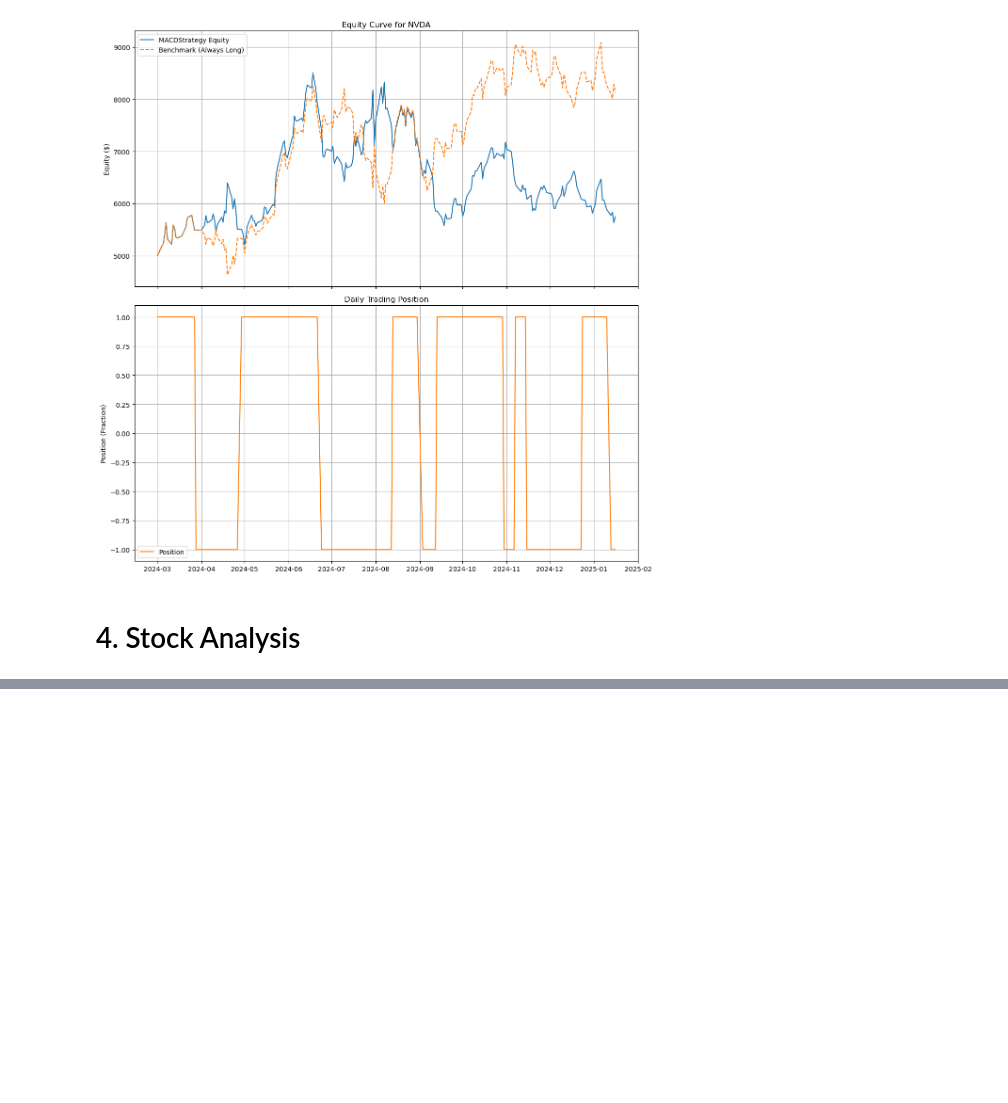
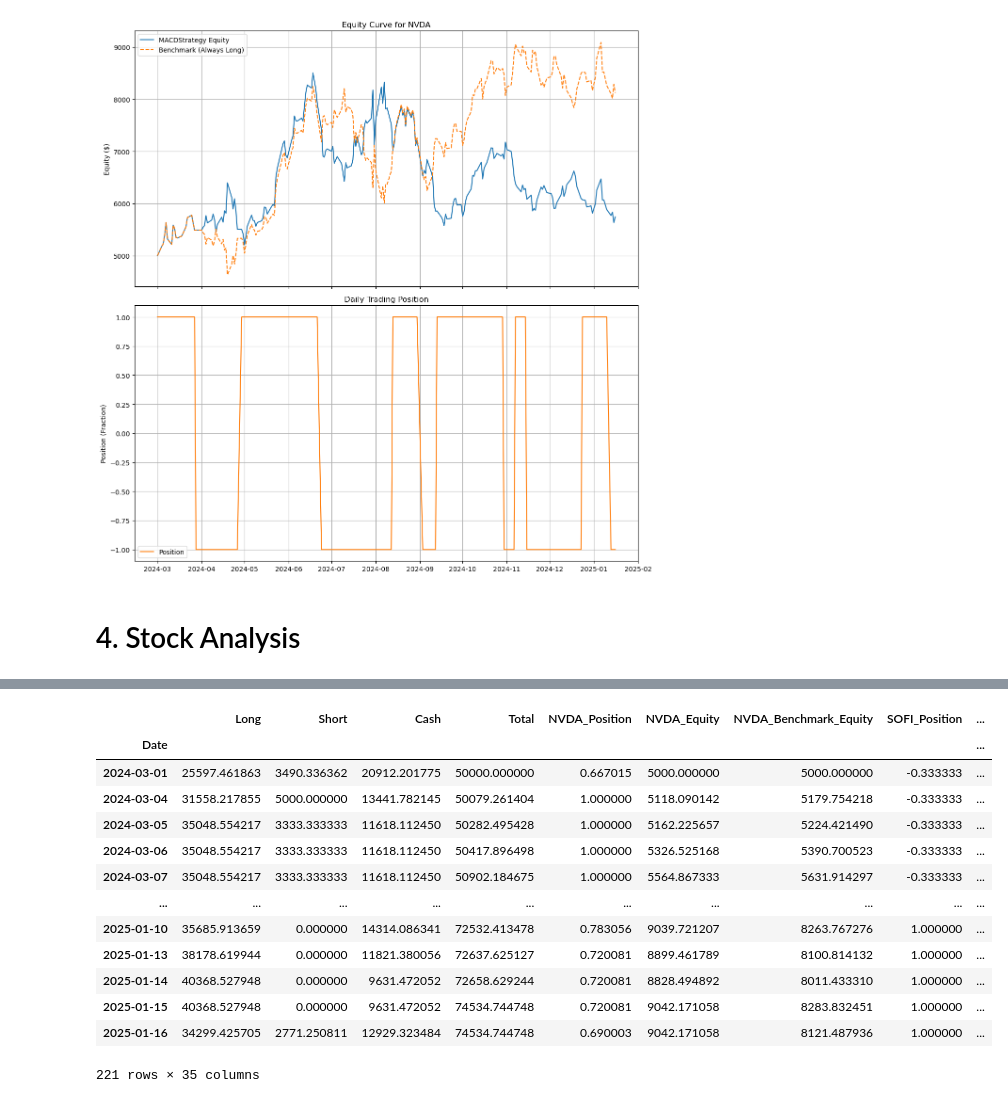
Before and after one commit to MuL1ian/QF2013A, a Jupyter notebook: visualizes.ipynb, the cells around one changed output, grey strips where cells are left out. Saved outputs shown, nothing was run; the diff lists cells and outputs as text; code cells hidden in the pictures; blank space fills up the shorter version.

```diff
--- a/visualizes.ipynb
+++ b/visualizes.ipynb
@@ -293,0 +304,23 @@ XOM final equity: 5000.00 -> Simple Return: 1.0000
+# %%
+allocation_per_stock = 5000
+trade_doc = simulate_portfolio_over_period(top10_tickers, sim_results, allocation_per_stock)
+portfolio = generate_trade_documentation_table(trade_doc, only_active=False)
+equity_cols = [f"{ticker}_Benchmark_Equity" for ticker in top10_tickers]
+portfolio["Benchmark_Equity"] = portfolio[equity_cols].sum(axis=1)
+portfolio.set_index("Date", inplace=True)
+portfolio
+# %% [output]
+|  | Long | Short | Cash | Total | NVDA_Position | NVDA_Equity | NVDA_Benchmark_Equity | SOFI_Position | ... |
+| Date |  |  |  |  |  |  |  |  | ... |
+| 2024-03-01 | 25597.461863 | 3490.336362 | 20912.201775 | 50000.000000 | 0.667015 | 5000.000000 | 5000.000000 | -0.333333 | ... |
+| 2024-03-04 | 31558.217855 | 5000.000000 | 13441.782145 | 50079.261404 | 1.000000 | 5118.090142 | 5179.754218 | -0.333333 | ... |
+| 2024-03-05 | 35048.554217 | 3333.333333 | 11618.112450 | 50282.495428 | 1.000000 | 5162.225657 | 5224.421490 | -0.333333 | ... |
+| 2024-03-06 | 35048.554217 | 3333.333333 | 11618.112450 | 50417.896498 | 1.000000 | 5326.525168 | 5390.700523 | -0.333333 | ... |
+| 2024-03-07 | 35048.554217 | 3333.333333 | 11618.112450 | 50902.184675 | 1.000000 | 5564.867333 | 5631.914297 | -0.333333 | ... |
+| ... | ... | ... | ... | ... | ... | ... | ... | ... | ... |
+| 2025-01-10 | 35685.913659 | 0.000000 | 14314.086341 | 72532.413478 | 0.783056 | 9039.721207 | 8263.767276 | 1.000000 | ... |
+| 2025-01-13 | 38178.619944 | 0.000000 | 11821.380056 | 72637.625127 | 0.720081 | 8899.461789 | 8100.814132 | 1.000000 | ... |
+| 2025-01-14 | 40368.527948 | 0.000000 | 9631.472052 | 72658.629244 | 0.720081 | 8828.494892 | 8011.433310 | 1.000000 | ... |
+| 2025-01-15 | 40368.527948 | 0.000000 | 9631.472052 | 74534.744748 | 0.720081 | 9042.171058 | 8283.832451 | 1.000000 | ... |
+| 2025-01-16 | 34299.425705 | 2771.250811 | 12929.323484 | 74534.744748 | 0.690003 | 9042.171058 | 8121.487936 | 1.000000 | ... |
+221 rows × 35 columns
```
Also changed, not shown: parts of 6 cells of this notebook, 4 other files.
